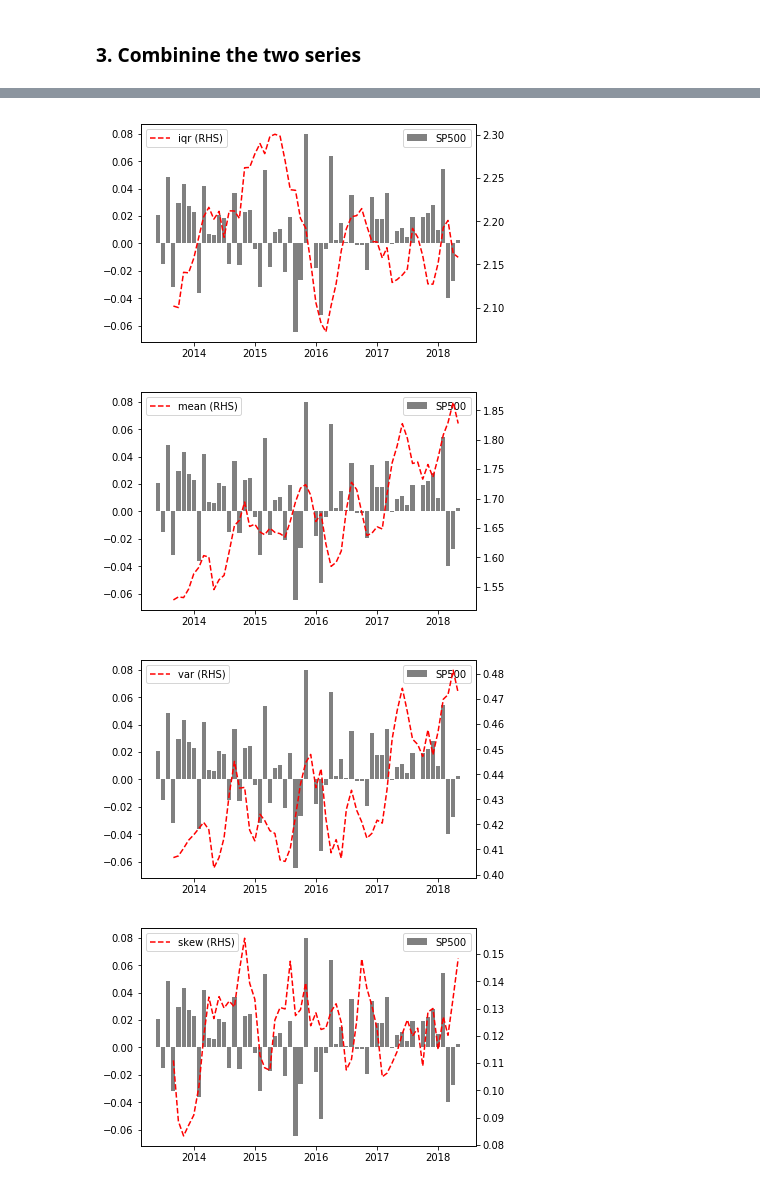
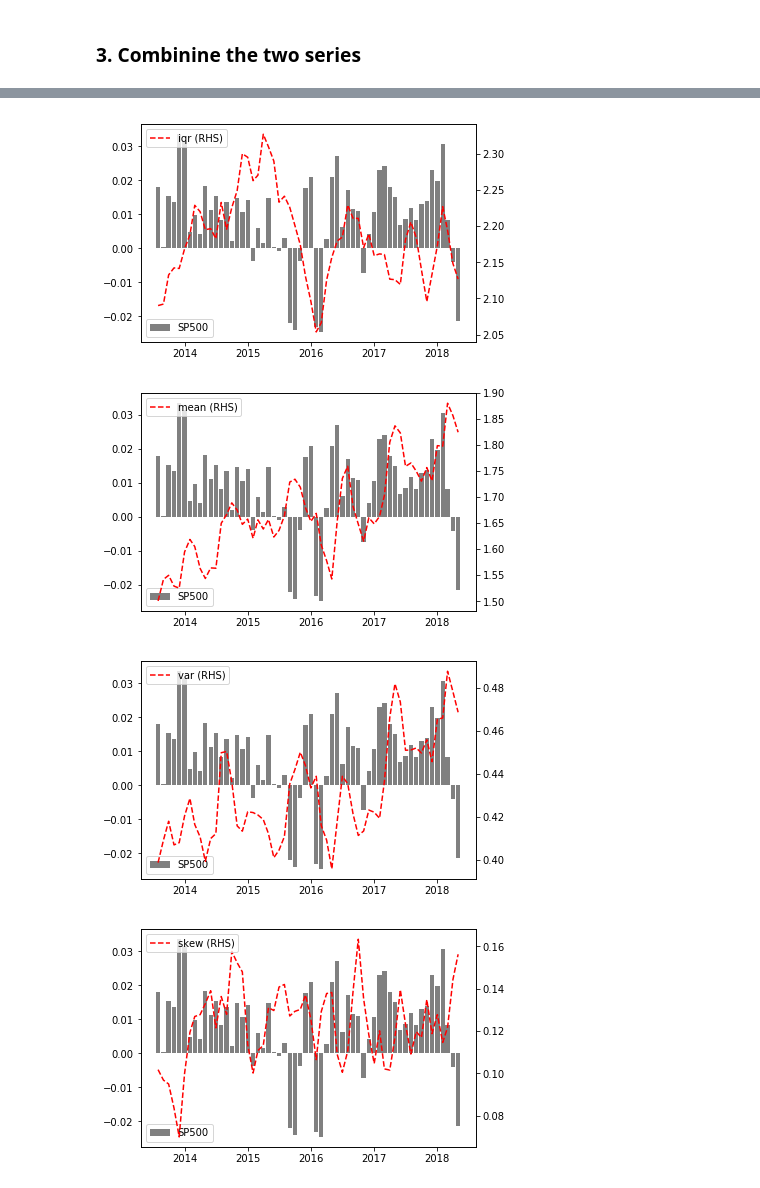
Before and after one commit to iworld1991/IncExpProject, a Jupyter notebook: WorkingFolder/PythonCode/MacroRiskProfile.ipynb, the cells around one changed output, grey strips where cells are left out. Drawn from its saved outputs; the diff is of its cells as text; code cells hidden in the pictures.

```diff
--- a/WorkingFolder/PythonCode/MacroRiskProfile.ipynb
+++ b/WorkingFolder/PythonCode/MacroRiskProfile.ipynb
@@ -157,6 +217,9 @@ for i,moms in enumerate( ['mean','var','iqr']):
     #ax.set_xticklabels(dt_combM.index)
     ax.legend(loc=0)
     ax2.legend(loc=2)
+    cor,pval =st.pearsonr(np.array(dt_combM['sp500']),
+                          np.array(dt_combM[str(moms)+'Med']))
+    print('Correlation coefficient is '+str(round(cor,3)) + ', p-value is '+ str(round(pval,3)))
 
 for i,moms in enumerate( ['mean','var','skew','kurt']):
     fig, ax = plt.subplots()
@@ -166,4 +229,7 @@ for i,moms in enumerate( ['mean','var','skew','kurt']):
     #ax.set_xticklabels(dt_combM.index)
     ax.legend(loc=0)
     ax2.legend(loc=2)
+    cor,pval =st.pearsonr(np.array(dt_combM['sp500']),
+                          np.array(dt_combM[str(moms)+'EstMed']))
+    print('Correlation coefficient is '+str(round(cor,3)) + ', p-value is '+ str(round(pval,3)))
 # %% [output]
@@ -185,6 +258,9 @@ for i,moms in enumerate( ['mean','var','iqr']):
     #ax.set_xticklabels(dt_combM.index)
     ax.legend(loc=0)
     ax2.legend(loc=2)
+    cor,pval =st.pearsonr(np.array(dt_combM['sp500']),
+                          np.array(dt_combM[str(moms)+'Mean']))
+    print('Correlation coefficient is '+str(round(cor,3)) + ', p-value is '+ str(round(pval,3)))
 
 for i,moms in enumerate( ['mean','var','skew','kurt']):
     fig, ax = plt.subplots()
@@ -194,4 +270,7 @@ for i,moms in enumerate( ['mean','var','skew','kurt']):
     #ax.set_xticklabels(dt_combM.index)
     ax.legend(loc=0)
     ax2.legend(loc=2)
+    cor,pval =st.pearsonr(np.array(dt_combM['sp500']),
+                          np.array(dt_combM[str(moms)+'EstMean']))
+    print('Correlation coefficient is '+str(round(cor,3) ) + ', p-value is '+ str(round(pval,3) ))
 # %% [output]
@@ -205,7 +291,7 @@ for i,moms in enumerate( ['mean','var','skew','kurt']):
 # %%
 ## moving average
 
-dt_combM3mv = dt_combM.rolling(4).mean()
+dt_combM3mv = dt_combM.rolling(3).mean()
 # %%
 dt_combM3mv.corr()
 # %% [output]
@@ -231,12 +317,14 @@ dt_combM3mv.corr()
 for i,moms in enumerate( ['mean','var','iqr']):
     fig, ax = plt.subplots()
     ax2 = ax.twinx()
-    ax.bar(dt_combM3mv.index, dt_combM['sp500'], color='gray', width=25,label='SP500')
+    ax.bar(dt_combM3mv.index, dt_combM3mv['sp500'], color='gray', width=25,label='SP500')
     ax2.plot(dt_combM3mv[str(moms)+'Med'], 'r--',label=str(moms)+' (RHS)')
     #ax.set_xticklabels(dt_combM.index)
     ax.legend(loc=0)
     ax2.legend(loc=2)
-
+    cor,pval = st.pearsonr(np.array(dt_combM3mv['sp500']),
+                          np.array(dt_combM3mv[str(moms)+'Med']))
+    print('Correlation coefficient is '+str(cor) + ', p-value is '+ str(pval))
 
 for i,moms in enumerate( ['mean','var','skew','kurt']):
     fig, ax = plt.subplots()
@@ -246,4 +334,7 @@ for i,moms in enumerate( ['mean','var','skew','kurt']):
     #ax.set_xticklabels(dt_combM.index)
     ax.legend(loc=0)
     ax2.legend(loc=2)
+    cor,pval =st.pearsonr(np.array(dt_combM3mv['sp500']),
+                          np.array(dt_combM3mv[str(moms)+'EstMed']))
+    print('Correlation coefficient is '+str(round(cor,3) ) + ', p-value is '+ str(round(pval,3) ))
 # %% [output]
@@ -260,18 +358,25 @@ for i,moms in enumerate( ['mean','var','skew','kurt']):
 for i,moms in enumerate( ['mean','var','iqr']):
     fig, ax = plt.subplots()
     ax2 = ax.twinx()
-    ax.bar(dt_combM3mv.index, dt_combM['sp500'], color='gray', width=25,label='SP500')
+    ax.bar(dt_combM3mv.index, dt_combM3mv['sp500'], color='gray', width=25,label='SP500')
     ax2.plot(dt_combM3mv[str(moms)+'Mean'], 'r--',label=str(moms)+' (RHS)')
     #ax.set_xticklabels(dt_combM.index)
     ax.legend(loc=0)
     ax2.legend(loc=2)
+    #cor,pval =st.pearsonr(np.array(dt_combM['sp500']),
+    #                      np.array(dt_combM3mv[str(moms)+'Mean']))
+    #print('Correlation coefficient is '+str(cor) + ', p-value is '+ str(pval))
+
 
 for i,moms in enumerate( ['mean','var','skew','kurt']):
     fig, ax = plt.subplots()
     ax2 = ax.twinx()
-    ax.bar(dt_combM3mv.index, dt_combM['sp500'], color='gray', width=25,label='SP500')
+    ax.bar(dt_combM3mv.index, dt_combM3mv['sp500'], color='gray', width=25,label='SP500')
     ax2.plot(dt_combM3mv[str(moms)+'EstMean'], 'r--',label=str(moms)+' (RHS)')
     #ax.set_xticklabels(dt_combM.index)
     ax.legend(loc=0)
     ax2.legend(loc=2)
+    #cor,pval =st.pearsonr(np.array(dt_combM['sp500']),
+    #                      np.array(dt_combM3mv[str(moms)+'EstMean']))
+    #print('Correlation coefficient is '+str(cor) + ', p-value is '+ str(pval))
 # %% [output]
@@ -280,4 +385,4 @@ for i,moms in enumerate( ['mean','var','skew','kurt']):
-[figure, old version]
+[figure, new version]
-[figure, old version]
+[figure, new version]
-[figure, old version]
+[figure, new version]
-[figure, old version]
+[figure, new version]
```
Also changed, not shown: parts of 12 cells of this notebook, 3 other files.
